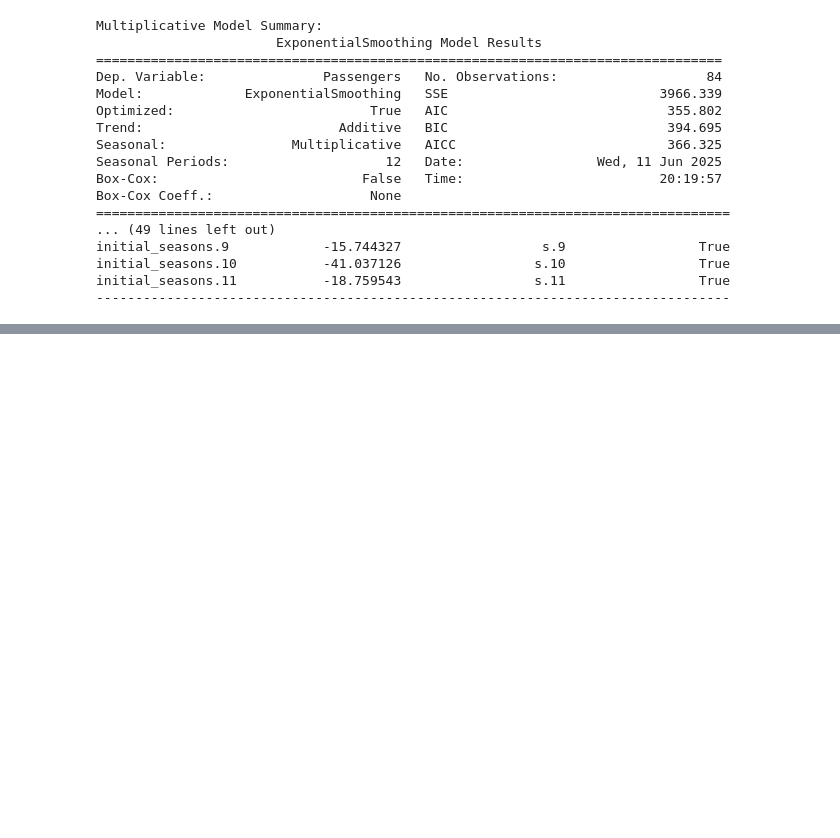
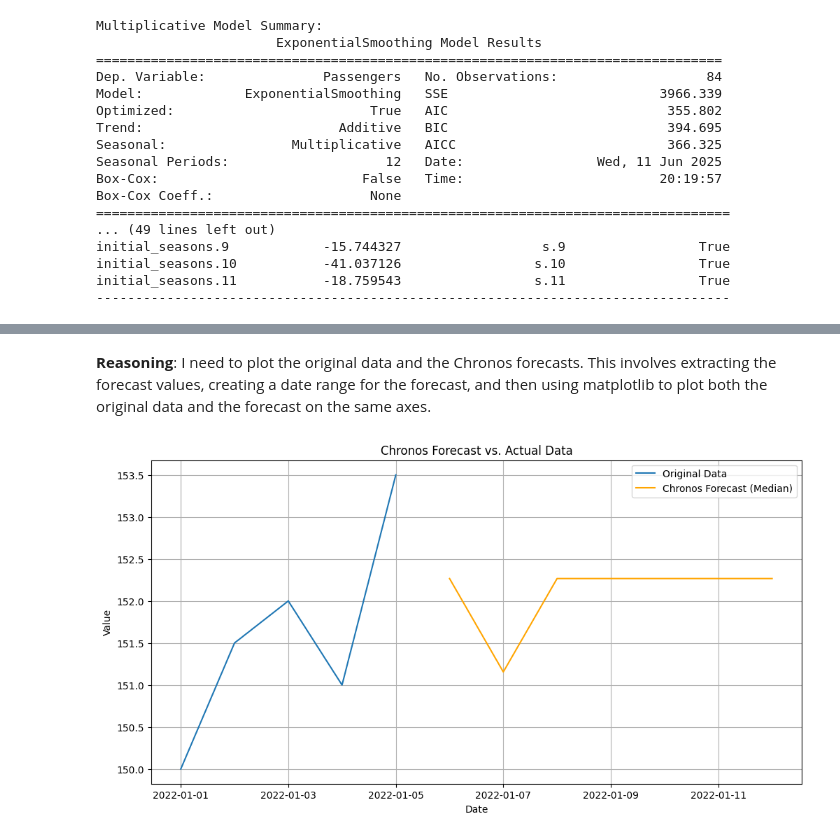
Before and after one commit to JesunAhmadUshno/Data-Analytics-Case-Study, a Jupyter notebook: time_series_airline_passengers_dataset_using_stl.ipynb, the cells around one changed output, grey strips where cells are left out. Drawn from its saved outputs; the diff is of its cells as text; code cells hidden in the pictures; blank space fills up the shorter version.

```diff
--- a/time_series_airline_passengers_dataset_using_stl.ipynb
+++ b/time_series_airline_passengers_dataset_using_stl.ipynb
@@ -164,0 +717,17 @@ initial_seasons.11           -18.759543                 s.11                 Tru
+# %%
+import torch
+
+# Extract the 'target' values from the list of dictionaries and convert them to PyTorch tensors
+# Assuming each dictionary in chronos_data_list represents one time series
+context_tensors = [torch.tensor(item['target'], dtype=torch.float32) for item in chronos_data_list]
+
+# Define the forecasting horizon (number of future steps to predict)
+forecasting_horizon = 7
+
+# Generate forecasts using the loaded pipeline with the correctly formatted context
+# The predict method now expects a list of tensors
+forecasts = pipeline.predict(context_tensors, prediction_length=forecasting_horizon)
+
+# Print the generated forecasts to inspect the output format
+print("Generated Forecasts:")
+print(forecasts)
@@ -164,0 +757,54 @@ initial_seasons.11           -18.759543                 s.11                 Tru
+# %% [markdown]
+**Reasoning**:
+I need to plot the original data and the Chronos forecasts. This involves extracting the forecast values, creating a date range for the forecast, and then using matplotlib to plot both the original data and the forecast on the same axes.
+# %%
+import matplotlib.pyplot as plt
+import pandas as pd
+import torch
+
+# Ensure the original series_to_forecast is a pandas Series with a DatetimeIndex
+# If it's not already, recreate it from the original stock_data DataFrame
+if not isinstance(series_to_forecast, pd.Series) or not isinstance(series_to_forecast.index, pd.DatetimeIndex):
+    stock_data = pd.read_csv('historical_stock_data.csv')
+    stock_data['Date'] = pd.to_datetime(stock_data['Date'])
+    stock_data.set_index('Date', inplace=True)
+    series_to_forecast = stock_data['Close']
+
+# 2. Create a plot with the original time series data
+plt.figure(figsize=(12, 6))
+plt.plot(series_to_forecast.index, series_to_forecast, label='Original Data')
+
+# 3. Determine the starting point for the forecast plot
+last_date_original = series_to_forecast.index[-1]
+# The forecast starts the day after the last date in the original data
+forecast_start_date = last_date_original + pd.Timedelta(days=1)
+
+# 4. Extract the median forecast values from the forecasts tensor
+# The shape is likely (batch_size, num_samples, prediction_length)
+# We take the median across the 'num_samples' dimension (dimension 1)
+median_forecasts = forecasts.median(dim=1).values.squeeze() # Use .values to get numpy array if needed, squeeze to remove batch dim if batch_size=1
+
+# Ensure median_forecasts is a numpy array or list for plotting if it's still a tensor
+if isinstance(median_forecasts, torch.Tensor):
+    median_forecasts = median_forecasts.numpy()
+
+
+# 5. Create a date range for the forecast period
+forecast_dates = pd.date_range(start=forecast_start_date, periods=forecasting_horizon, freq='D') # Assuming daily frequency
+
+# 6. Plot the extracted median forecast values against the forecast date range
+plt.plot(forecast_dates, median_forecasts, label='Chronos Forecast (Median)', color='orange')
+
+# 7. Add a title and labels to the plot
+plt.title('Chronos Forecast vs. Actual Data')
+plt.xlabel('Date')
+plt.ylabel('Value')
+
+# 8. Add a legend
+plt.legend()
+
+# 9. Display the plot
+plt.grid(True)
+plt.show()
+# %% [output]
+[figure, added]
```
Also changed, not shown: parts of 48 cells of this notebook.
